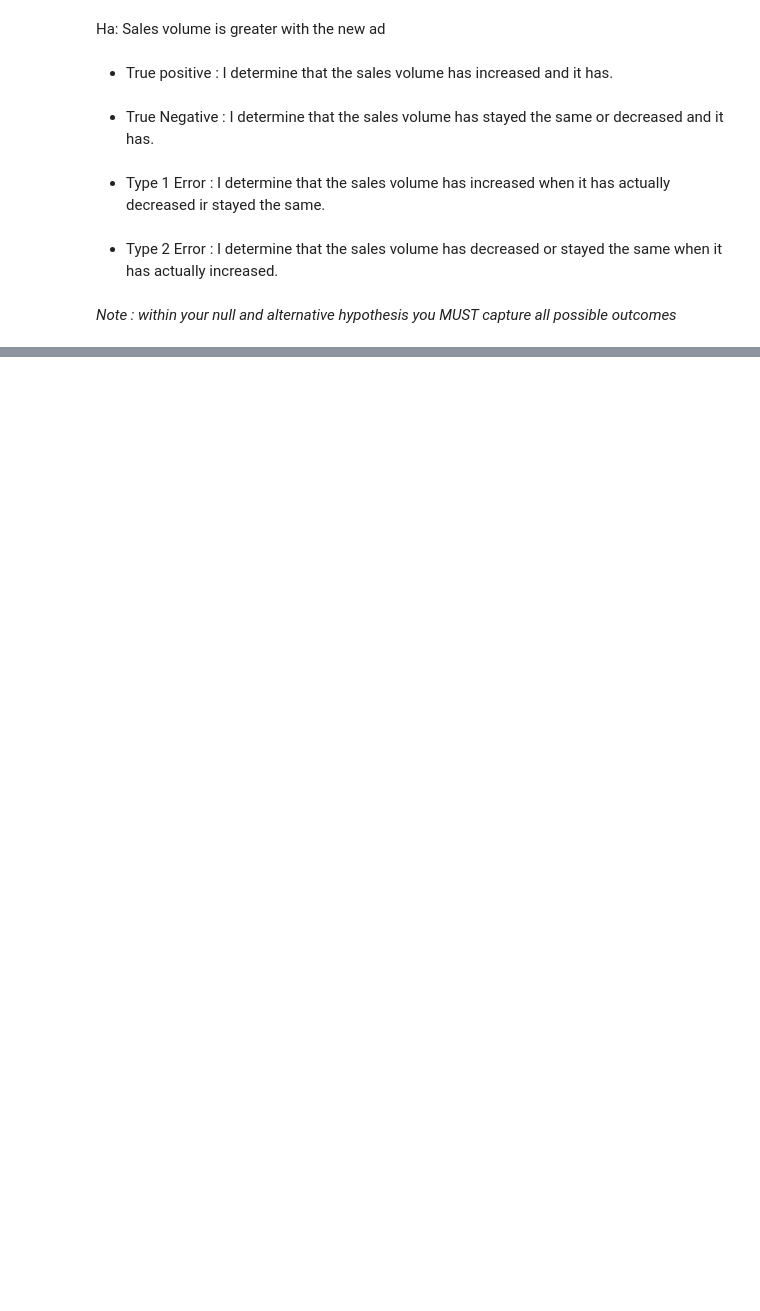
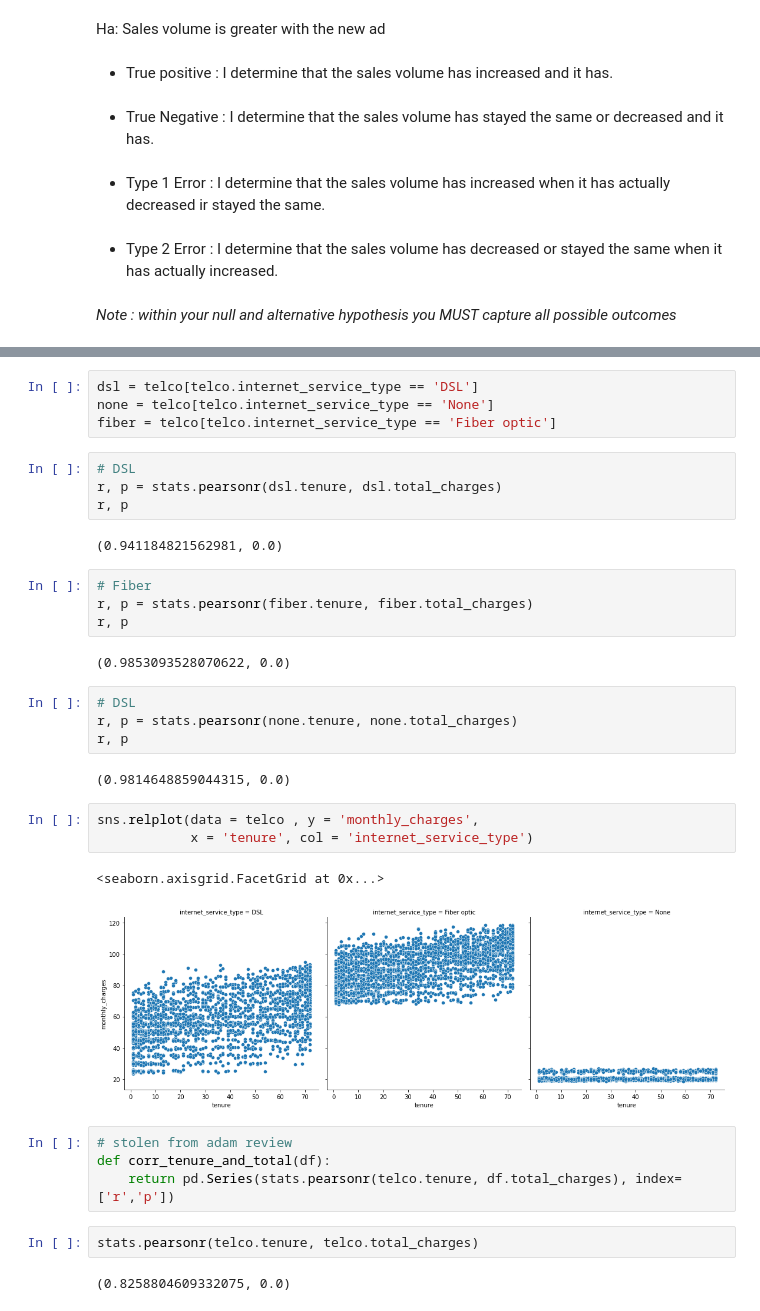
Before and after one commit to DeangeloBowen1/statistics, a Jupyter notebook: hypothesis_testing.ipynb, the cells around one changed output, grey strips where cells are left out. Saved outputs shown, nothing was run; the diff lists cells and outputs as text; blank space fills up the shorter version.

```diff
--- a/hypothesis_testing.ipynb
+++ b/hypothesis_testing.ipynb
@@ -62,0 +333,36 @@ Ha: Sales volume is greater with the new ad
+# %%
+dsl = telco[telco.internet_service_type == 'DSL']
+none = telco[telco.internet_service_type == 'None']
+fiber = telco[telco.internet_service_type == 'Fiber optic']
+# %%
+# DSL
+r, p = stats.pearsonr(dsl.tenure, dsl.total_charges)
+r, p
+# %% [output]
+(0.941184821562981, 0.0)
+# %%
+# Fiber
+r, p = stats.pearsonr(fiber.tenure, fiber.total_charges)
+r, p
+# %% [output]
+(0.9853093528070622, 0.0)
+# %%
+# DSL
+r, p = stats.pearsonr(none.tenure, none.total_charges)
+r, p
+# %% [output]
+(0.9814648859044315, 0.0)
+# %%
+sns.relplot(data = telco , y = 'monthly_charges',
+            x = 'tenure', col = 'internet_service_type')
+# %% [output]
+<seaborn.axisgrid.FacetGrid at 0x...>
+[figure, added]
+# %%
+# stolen from adam review
+def corr_tenure_and_total(df):
+    return pd.Series(stats.pearsonr(telco.tenure, df.total_charges), index=['r','p'])
+# %%
+stats.pearsonr(telco.tenure, telco.total_charges)
+# %% [output]
+(0.8258804609332075, 0.0)
```
Also changed, not shown: parts of 57 cells of this notebook, 2 other files.
